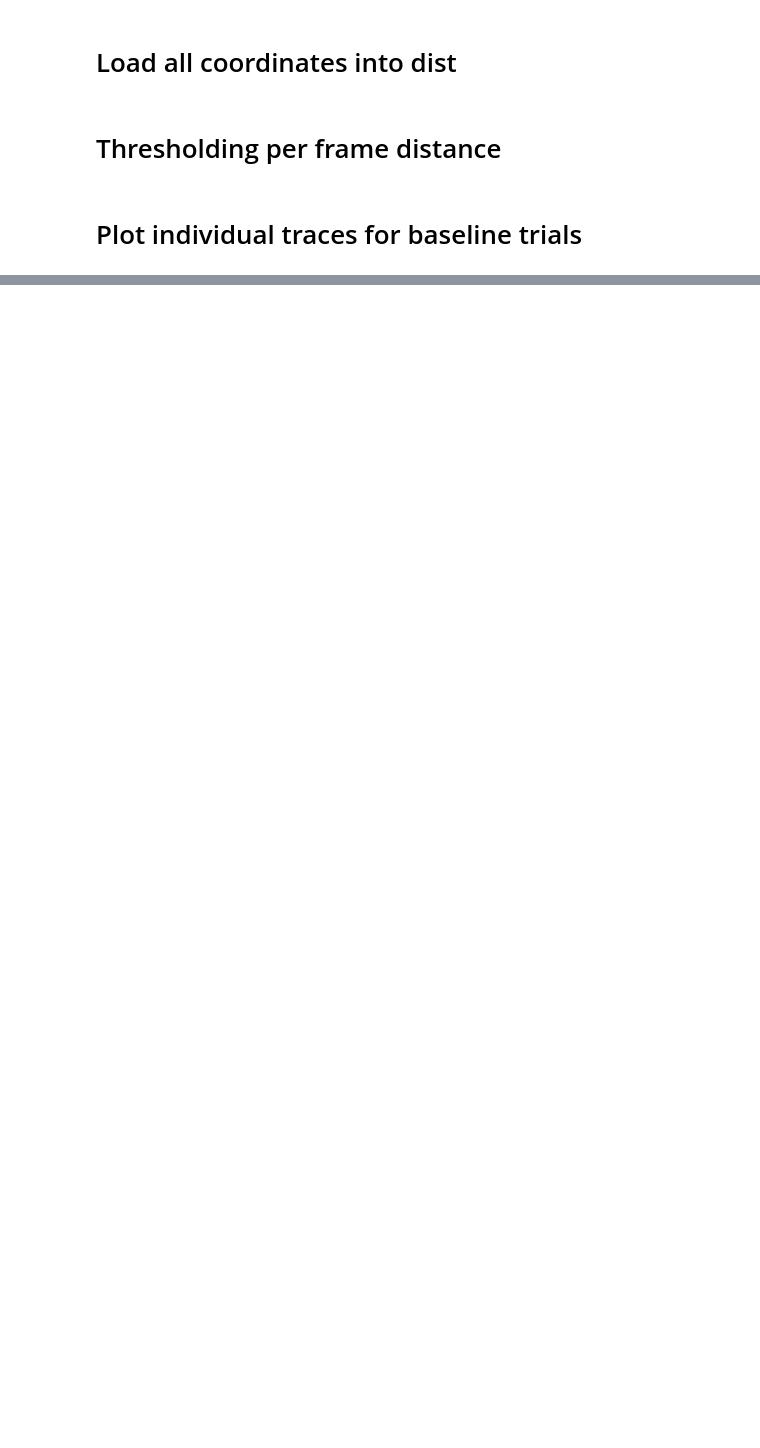
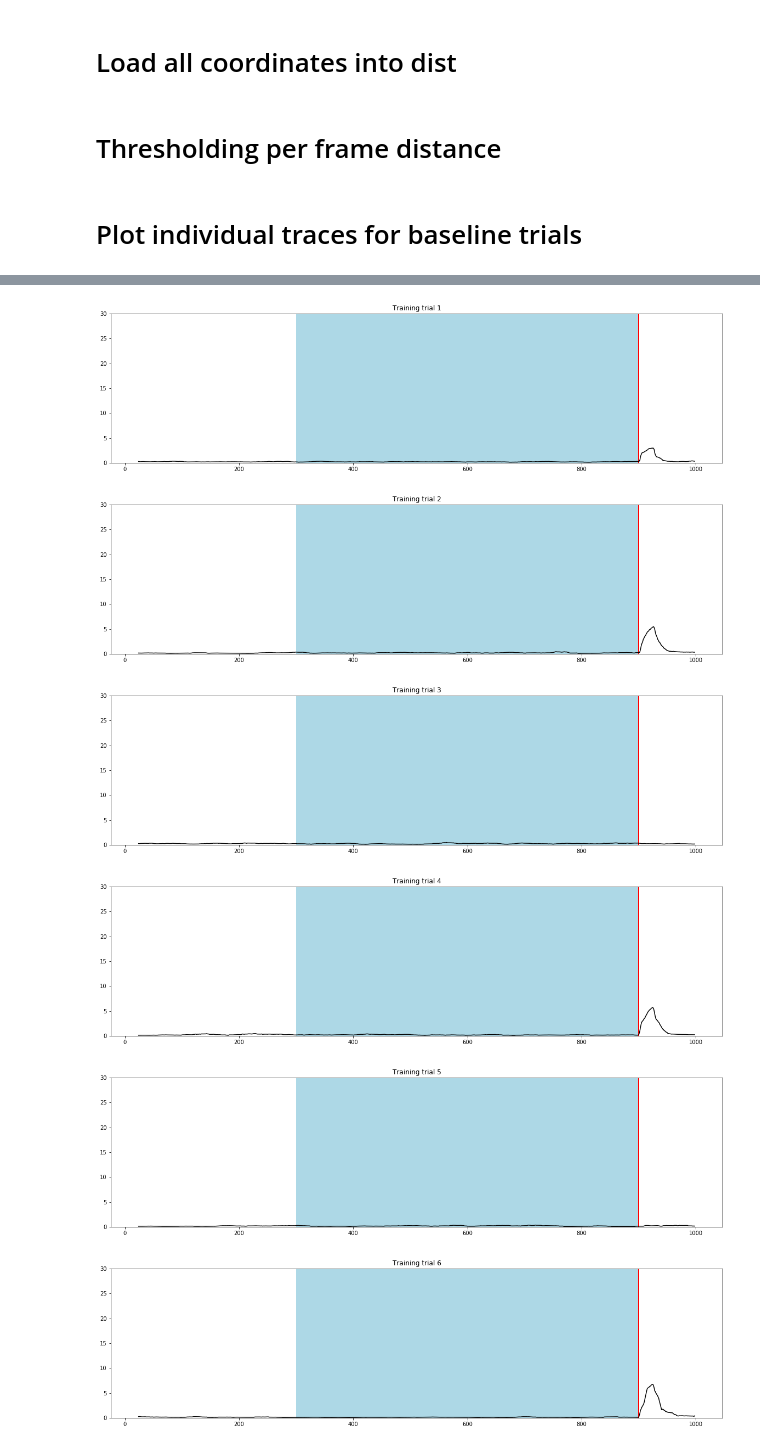
Before and after one commit to harshavardan/Classical-Conditioning, a Jupyter notebook: analysis/coordinate_plotter.ipynb, the cells around one changed output, grey strips where cells are left out. Cells and saved outputs as stored; diff of their text form; code cells hidden in the pictures; blank space fills up the shorter version.

```diff
--- a/analysis/coordinate_plotter.ipynb
+++ b/analysis/coordinate_plotter.ipynb
@@ -58,0 +89,16 @@ for i in range(len(dist)):
+# %%
+for i in range(5, 15):
+    plt.figure(figsize = (20, 5))
+    plt.plot(dist[i], "k")
+    plt.ylim(0, 30)
+    plt.fill_between((300, 900), (30, 30), color = "lightblue")
+    plt.fill_between((898.5, 900), (30, 30), color = "red")
+    plt.title("Training trial " + str(i - 4))
+    plt.show()
+# %% [output]
+[figure, added]
+[figure, added]
+[figure, added]
+[figure, added]
+[figure, added]
+[figure, added]
```
Also changed, not shown: parts of 14 cells of this notebook, 3 other files.
